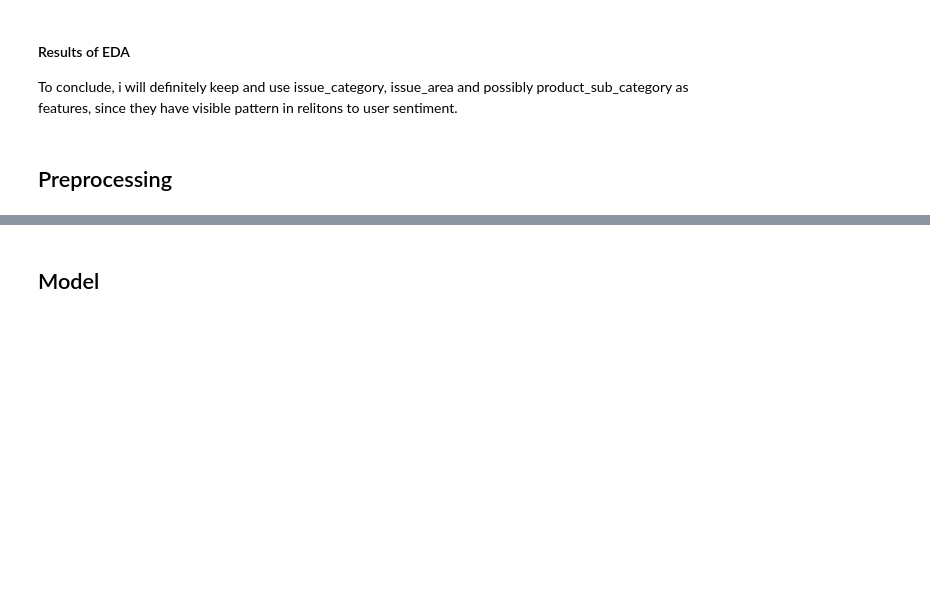
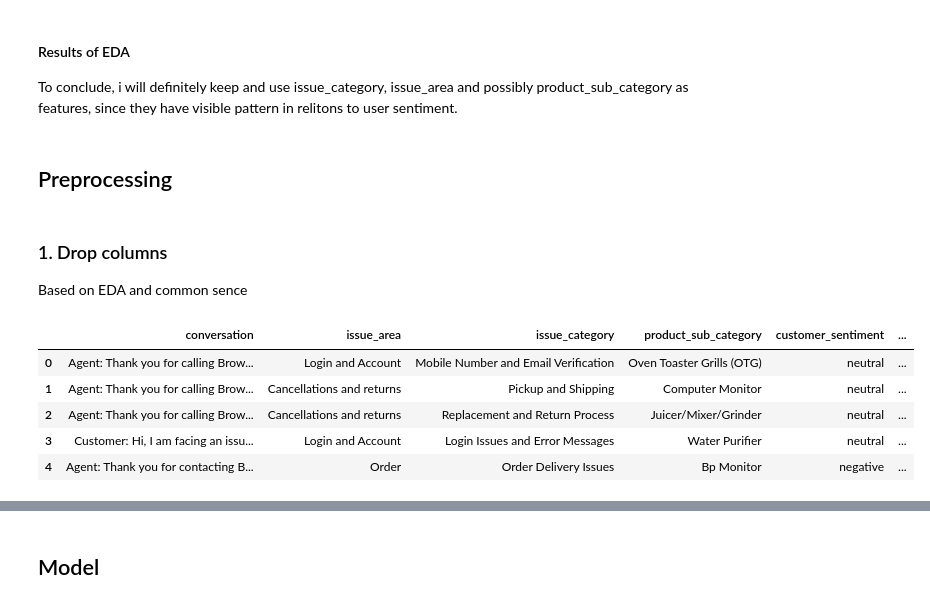
Before and after one commit to Ksksksksksksksks/di725_assignment1, a Jupyter notebook: sentiment-transformer.ipynb, the cells around one changed output, grey strips where cells are left out. Saved outputs shown, nothing was run; the diff lists cells and outputs as text; code cells hidden in the pictures; blank space fills up the shorter version.

```diff
--- a/sentiment-transformer.ipynb
+++ b/sentiment-transformer.ipynb
@@ -678,3 +678,28 @@ plt.show()
 To conclude, i will definitely keep and use issue_category, issue_area and possibly product_sub_category as features, since they have visible pattern in relitons to user sentiment.
 # %% [markdown]
 ## Preprocessing
+# %% [markdown]
+### 1. Drop columns
+
+Based on EDA and common sence
+# %%
+useful_columns = [
+    "conversation",
+    "issue_area",
+    "issue_category",
+    "product_sub_category",
+    "customer_sentiment",
+    "conversation_length"
+]
+
+train_df = train_df[useful_columns].copy()
+test_df = test_df[useful_columns].copy()
+# %%
+train_df.head()
+# %% [output]
+|  | conversation | issue_area | issue_category | product_sub_category | customer_sentiment | ... |
+| 0 | Agent: Thank you for calling Brow... | Login and Account | Mobile Number and Email Verification | Oven Toaster Grills (OTG) | neutral | ... |
+| 1 | Agent: Thank you for calling Brow... | Cancellations and returns | Pickup and Shipping | Computer Monitor | neutral | ... |
+| 2 | Agent: Thank you for calling Brow... | Cancellations and returns | Replacement and Return Process | Juicer/Mixer/Grinder | neutral | ... |
+| 3 | Customer: Hi, I am facing an issu... | Login and Account | Login Issues and Error Messages | Water Purifier | neutral | ... |
+| 4 | Agent: Thank you for contacting B... | Order | Order Delivery Issues | Bp Monitor | negative | ... |
```
Also changed, not shown: parts of 14 cells of this notebook.
